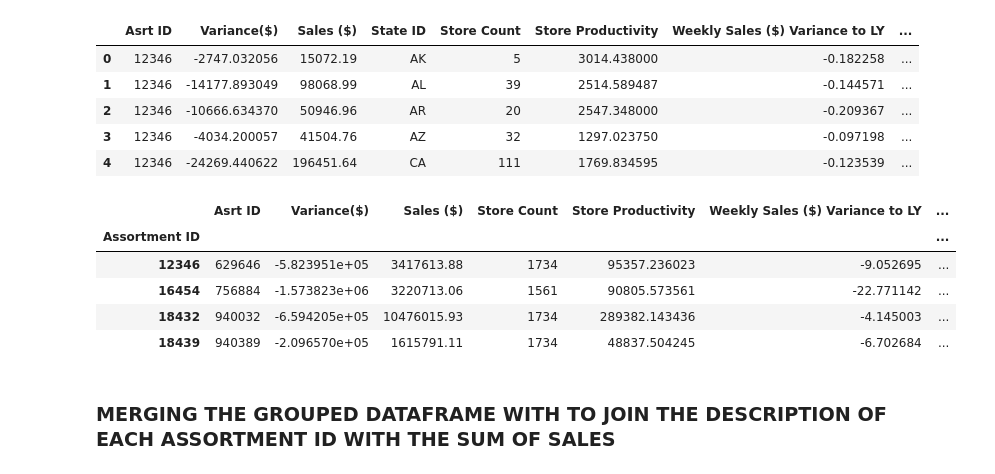
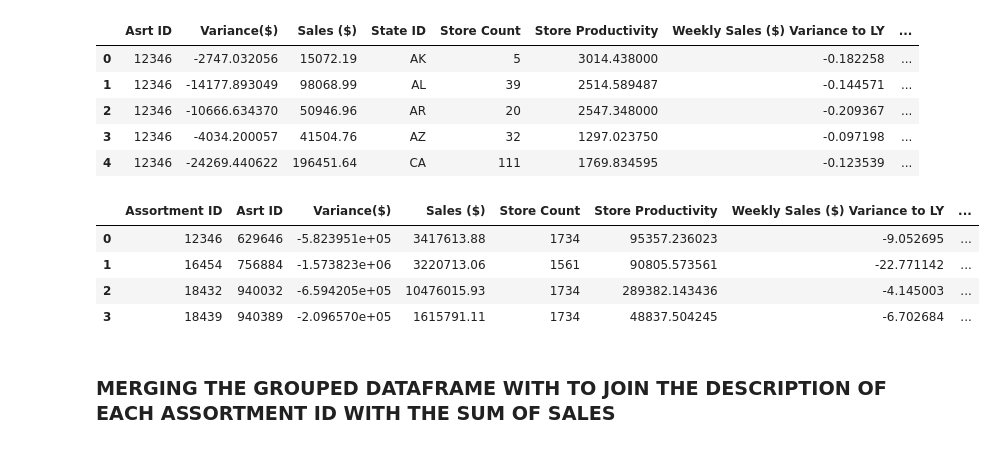
Before and after one commit to BrightTsevi/Sales_Dashboard, a Jupyter notebook: Ex_Files_PowerBI_Top_Skills/Exercise Files/Sales Data.ipynb, the cells around one changed output. Drawn from its saved outputs; the diff is of its cells as text; code cells hidden in the pictures.

```diff
--- a/Ex_Files_PowerBI_Top_Skills/Exercise Files/Sales Data.ipynb
+++ b/Ex_Files_PowerBI_Top_Skills/Exercise Files/Sales Data.ipynb
@@ -68,15 +66,14 @@ Geo_Data_merged.head()
 | 3 | 12346 | -4034.200057 | 41504.76 | AZ | 32 | 1297.023750 | -0.097198 | ... |
 | 4 | 12346 | -24269.440622 | 196451.64 | CA | 111 | 1769.834595 | -0.123539 | ... |
 # %%
-Geo_Data_merged.groupby(['Assortment ID'],as_index=False).sum()
+grouped_df = Geo_Data_merged.groupby(['Assortment ID'],as_index=False).sum()
 grouped_df
 # %% [output]
-|  | Asrt ID | Variance($) | Sales ($) | Store Count | Store Productivity | Weekly Sales ($) Variance to LY | ... |
-| Assortment ID |  |  |  |  |  |  | ... |
-| 12346 | 629646 | -5.823951e+05 | 3417613.88 | 1734 | 95357.236023 | -9.052695 | ... |
-| 16454 | 756884 | -1.573823e+06 | 3220713.06 | 1561 | 90805.573561 | -22.771142 | ... |
-| 18432 | 940032 | -6.594205e+05 | 10476015.93 | 1734 | 289382.143436 | -4.145003 | ... |
-| 18439 | 940389 | -2.096570e+05 | 1615791.11 | 1734 | 48837.504245 | -6.702684 | ... |
+|  | Assortment ID | Asrt ID | Variance($) | Sales ($) | Store Count | Store Productivity | Weekly Sales ($) Variance to LY | ... |
+| 0 | 12346 | 629646 | -5.823951e+05 | 3417613.88 | 1734 | 95357.236023 | -9.052695 | ... |
+| 1 | 16454 | 756884 | -1.573823e+06 | 3220713.06 | 1561 | 90805.573561 | -22.771142 | ... |
+| 2 | 18432 | 940032 | -6.594205e+05 | 10476015.93 | 1734 | 289382.143436 | -4.145003 | ... |
+| 3 | 18439 | 940389 | -2.096570e+05 | 1615791.11 | 1734 | 48837.504245 | -6.702684 | ... |
 # %% [markdown]
 ### MERGING THE GROUPED DATAFRAME WITH TO JOIN THE DESCRIPTION OF EACH ASSORTMENT ID WITH THE SUM OF SALES
 # %%
```
Also changed, not shown: parts of 13 cells of this notebook.
